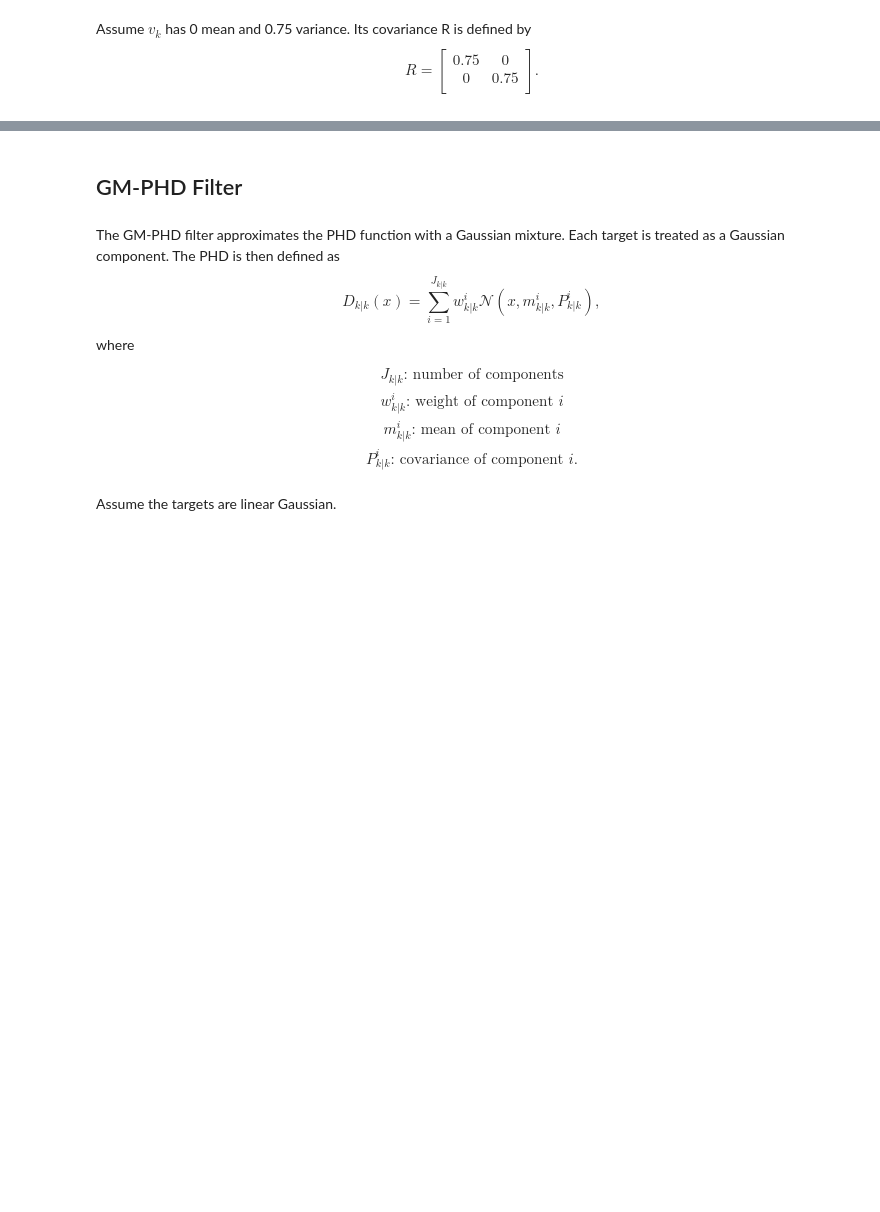
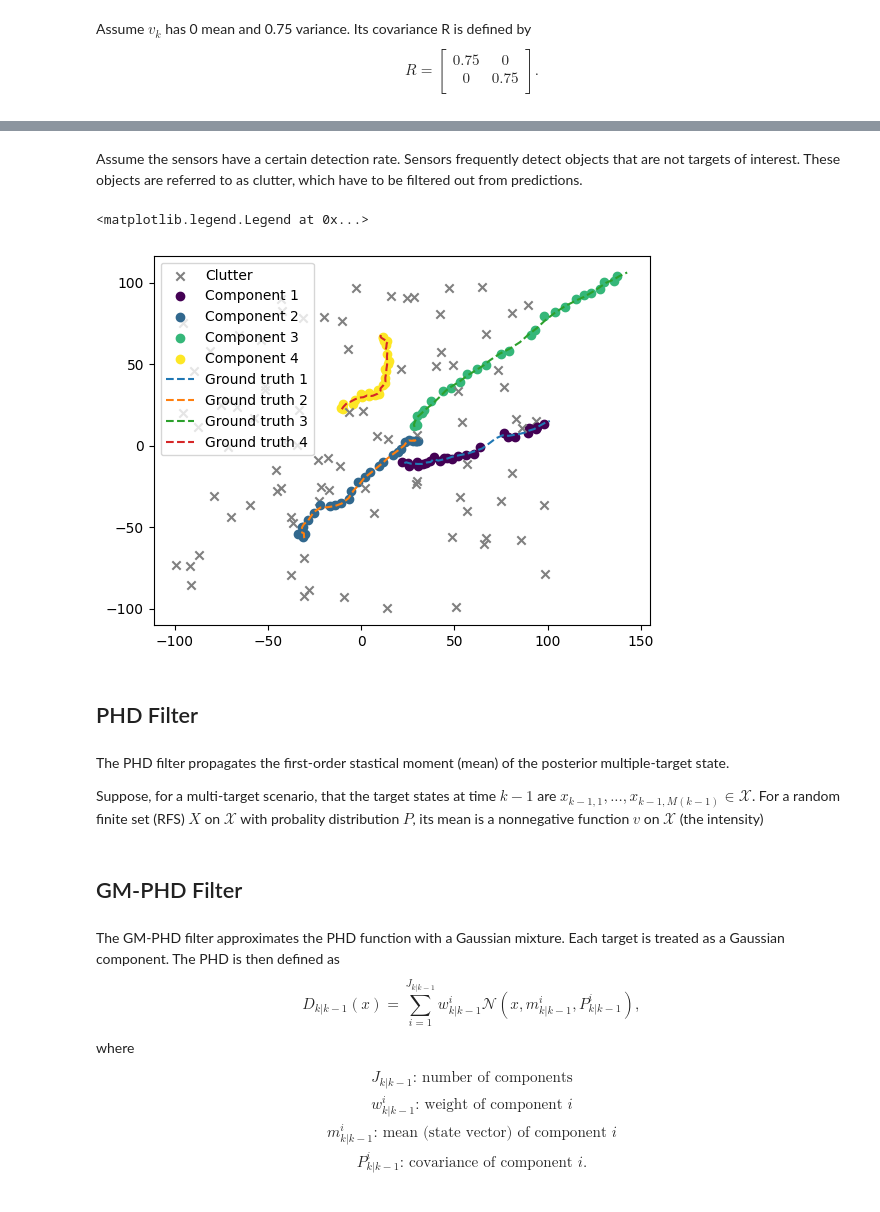
Before and after one commit to mtt-phd/mtt-phd, a Jupyter notebook: gmphd.ipynb, the cells around one changed output, grey strips where cells are left out. Drawn from its saved outputs; the diff is of its cells as text; code cells hidden in the pictures; blank space fills up the shorter version.

```diff
--- a/gmphd.ipynb
+++ b/gmphd.ipynb
@@ -133,0 +235,2 @@ array([[1., 0.],
+# %% [markdown]
+Assume the sensors have a certain detection rate. Sensors frequently detect objects that are not targets of interest. These objects are referred to as clutter, which have to be filtered out from predictions.
@@ -134,12 +270,49 @@ array([[1., 0.],
+# %%
+# generate measurements
+all_measurements = simulate_measurement(birth_death_truths, num_steps=30)
+
+component_ids = sorted({i for measurements in all_measurements.values() for i, _ in measurements if i is not None})
+
+# matplotlib.colormaps
+cmap = colormaps['viridis']
+colors = [cmap(i / max(len(component_ids) - 1, 1)) for i in range(len(component_ids))]
+color_map = {comp: colors[idx] for idx, comp in enumerate(sorted(component_ids))}
+# color_map = {comp: colors(idx) for idx, comp in enumerate(sorted(component_ids))}
+
+
+for measurements in all_measurements.values():
+    for i, measurement in measurements:
+        if i is None:
+            plt.scatter(measurement[0], measurement[1], c='gray', marker='x', label='Clutter')
+        else:
+            color = color_map[i]
+            plt.scatter(measurement[0], measurement[1], color=color, marker='o', label=f'Component {i + 1}')
+
+for i, state in birth_death_truths.items():
+    pos = np.array([s[:2] if s is not None else [np.nan, np.nan] for s in state])
+    plt.plot(*pos[:,:2].T, label=f'Ground truth {i + 1}', linestyle='dashed')
+
+# ignore duplicates
+handles, labels = plt.gca().get_legend_handles_labels()
+unique = dict(zip(labels, handles))
+order = np.argsort(list(unique.keys()))
+plt.legend([list(unique.values())[i] for i in order], [list(unique.keys())[i] for i in order])
+# %% [output]
+<matplotlib.legend.Legend at 0x...>
+[figure, added]
+# %% [markdown]
+## PHD Filter
+# %% [markdown]
+The PHD filter propagates the first-order stastical moment (mean) of the posterior multiple-target state.
+
+Suppose, for a multi-target scenario, that the target states at time $k - 1$ are $x_{k-1,1},...,x_{k-1,M(k-1)} \in \mathcal{X}$. For a random finite set (RFS) $X$ on $\mathcal{X}$ with probality distribution $P$, its mean is a nonnegative function $v$ on $\mathcal{X}$ (the intensity)
 # %% [markdown]
 ## GM-PHD Filter
 # %% [markdown]
-The GM-PHD filter approximates the PHD function with a Gaussian mixture. Each target is treated as a Gaussian component. The PHD is then defined as $$D_{k|k}(x) = \sum_{i=1}^{J_{k|k}}{w^{i}_{k|k}\mathcal{N}(x, m^{i}_{k|k},P^{i}_{k|k})},$$ where
+The GM-PHD filter approximates the PHD function with a Gaussian mixture. Each target is treated as a Gaussian component. The PHD is then defined as $$D_{k|k-1}(x) = \sum_{i=1}^{J_{k|k-1}}{w^{i}_{k|k-1}\mathcal{N}(x, m^{i}_{k|k-1},P^{i}_{k|k-1})},$$ where
 \begin{gather*}
-    \text{$J_{k|k}$: number of components} \\
-    \text{$w^{i}_{k|k}$: weight of component $i$} \\
-    \text{$m^{i}_{k|k}$: mean of component $i$} \\
-    \text{$P^{i}_{k|k}$: covariance of component $i$.}\\
+    \text{$J_{k|k-1}$: number of components} \\
+    \text{$w^{i}_{k|k-1}$: weight of component $i$} \\
+    \text{$m^{i}_{k|k-1}$: mean (state vector) of component $i$} \\
+    \text{$P^{i}_{k|k-1}$: covariance of component $i$.}\\
 \end{gather*}
-
-Assume the targets are linear Gaussian.
```
Also changed, not shown: parts of 18 cells of this notebook.
